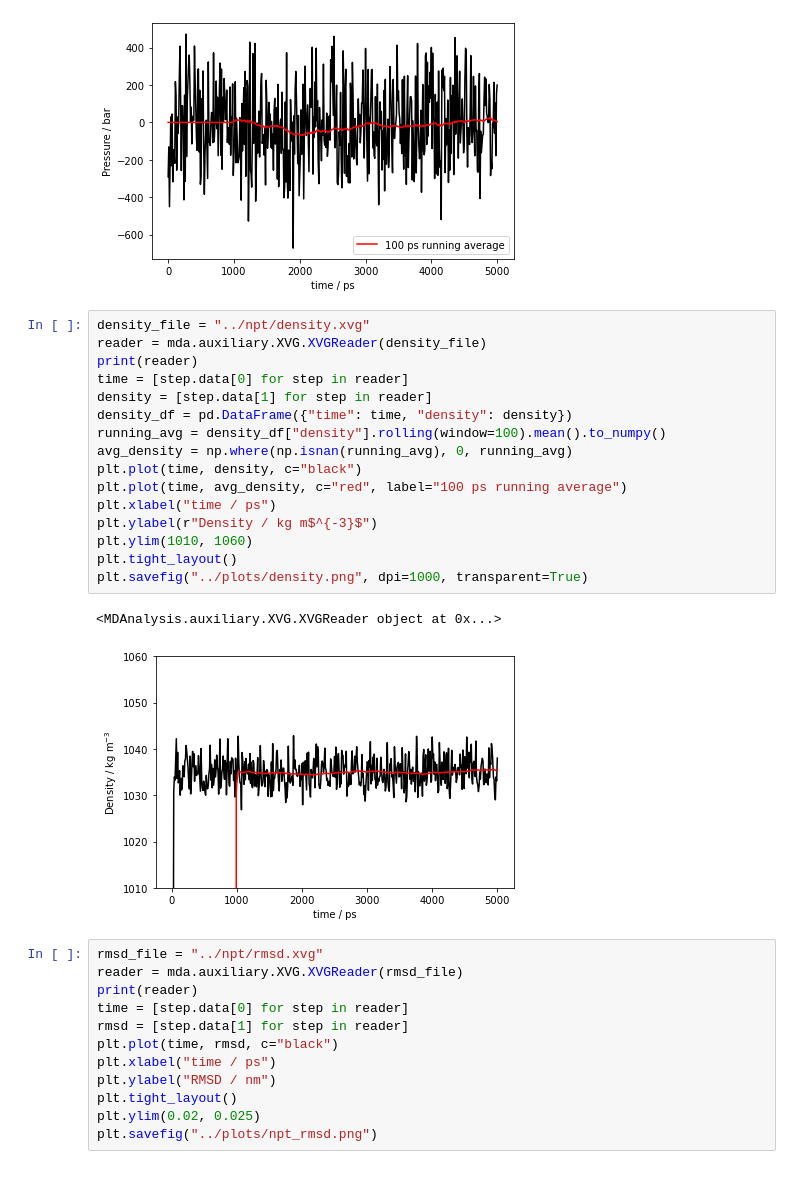
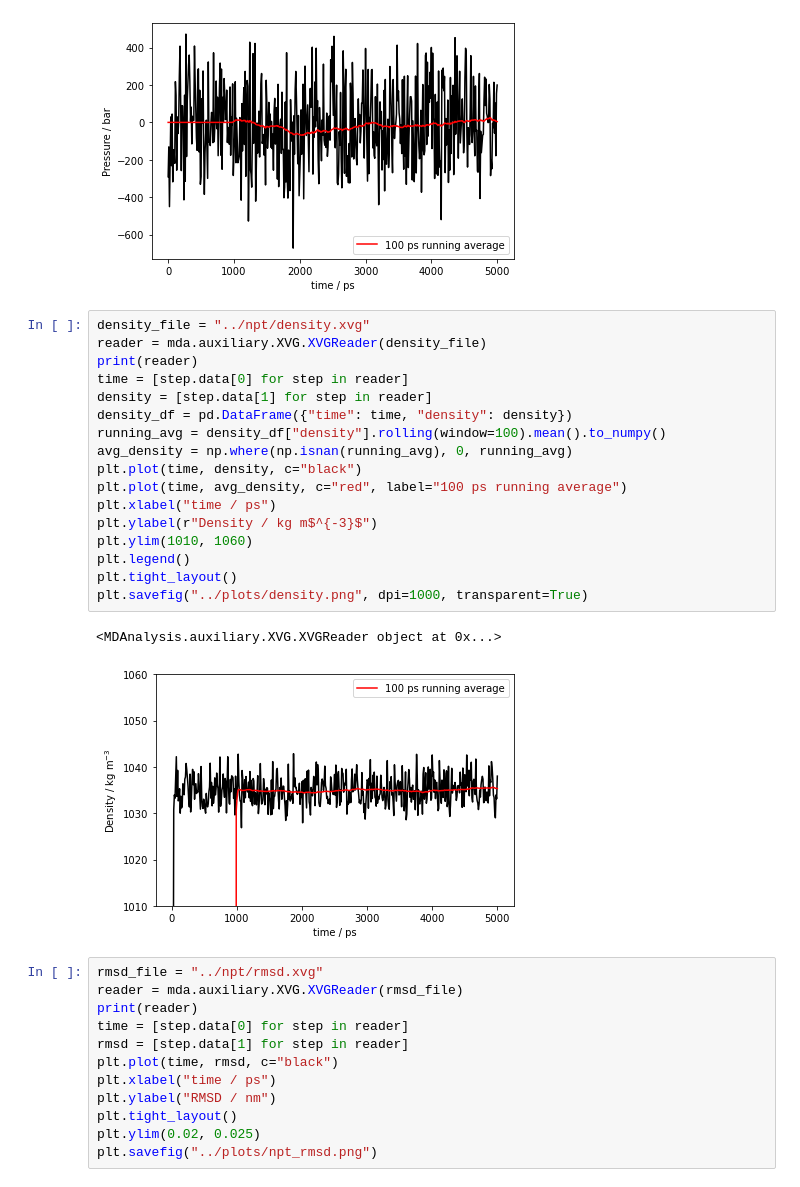
Before and after one commit to meyresearch/metalloenzymes, a Jupyter notebook: vim_2/scripts/plot_gmx_energy.ipynb, the cells around one changed output. Saved outputs shown, nothing was run; the diff lists cells and outputs as text.

```diff
--- a/vim_2/scripts/plot_gmx_energy.ipynb
+++ b/vim_2/scripts/plot_gmx_energy.ipynb
@@ -112,22 +112,23 @@ plt.savefig("../plots/pressure.png", dpi=1000, transparent=True)
 # %%
 density_file = "../npt/density.xvg"
 reader = mda.auxiliary.XVG.XVGReader(density_file)
 print(reader)
 time = [step.data[0] for step in reader]
 density = [step.data[1] for step in reader]
 density_df = pd.DataFrame({"time": time, "density": density})
 running_avg = density_df["density"].rolling(window=100).mean().to_numpy()
 avg_density = np.where(np.isnan(running_avg), 0, running_avg)
 plt.plot(time, density, c="black")
 plt.plot(time, avg_density, c="red", label="100 ps running average")
 plt.xlabel("time / ps")
 plt.ylabel(r"Density / kg m$^{-3}$")
 plt.ylim(1010, 1060)
+plt.legend()
 plt.tight_layout()
 plt.savefig("../plots/density.png", dpi=1000, transparent=True)
 # %% [output]
 <MDAnalysis.auxiliary.XVG.XVGReader object at 0x...>
-[figure, old version]
+[figure, new version]
 # %%
 rmsd_file = "../npt/rmsd.xvg"
 reader = mda.auxiliary.XVG.XVGReader(rmsd_file)
```
Also changed, not shown: 4 other files.
